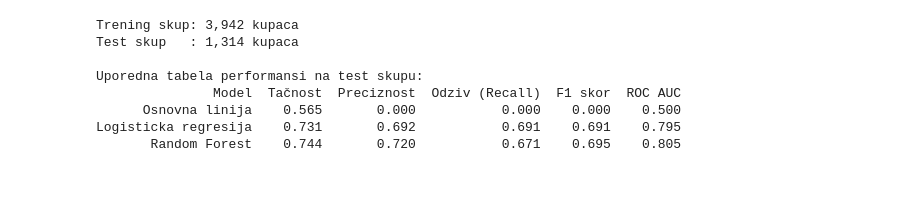
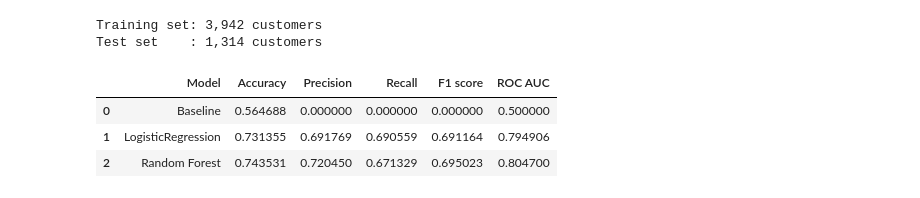
Before and after one commit to aaleksaacic/online-shop-analytics, a Jupyter notebook: notebooks/05_predict.ipynb, the cells around one changed output. Cells and saved outputs as stored; diff of their text form; code cells hidden in the pictures.

```diff
--- a/notebooks/05_predict.ipynb
+++ b/notebooks/05_predict.ipynb
@@ -116,60 +132,62 @@ Kupaca koji se nisu vratili: 2,967 (56.4%)
 # %%
-features = [col for col in o.columns if col != "Cilj"]
+features_cols = [col for col in features.columns if col != "Goal"]
 
 x_tr, x_te, y_tr, y_te = train_test_split(
-    o[features], o["Cilj"], test_size=0.25, random_state=42, stratify=o["Cilj"]
+    features[features_cols], features["Goal"], test_size=0.25, random_state=42, stratify=features["Goal"]
 )
 
-print(f"Trening skup: {len(x_tr):,} kupaca")
-print(f"Test skup   : {len(x_te):,} kupaca")
+print(f"Training set: {len(x_tr):,} customers")
+print(f"Test set    : {len(x_te):,} customers")
 
 models = {
-    "Osnovna linija": DummyClassifier(strategy="most_frequent"),
-    "Logisticka regresija": Pipeline([
+    "Baseline": DummyClassifier(strategy="most_frequent"),
+    "LogisticRegression": Pipeline([
         ("scaler", StandardScaler()),
         ("model", LogisticRegression(max_iter=2000, class_weight="balanced", random_state=42))
     ]),
     "Random Forest": RandomForestClassifier(
-        n_estimators=300, max_depth=12, min_samples_leaf=20,
-        class_weight="balanced", random_state=42, n_jobs=-1
+        n_estimators=300,
+        max_depth=12,
+        min_samples_leaf=20,
+        class_weight="balanced",
+        random_state=42,
+        n_jobs=-1
     )
 }
 
 results = []
 predictions = {}
 probs = {}
 
 for name, model in models.items():
     model.fit(x_tr, y_tr)
     p = model.predict(x_te)
     predictions[name] = p
+
     try:
         prob = model.predict_proba(x_te)[:, 1]
         auc = roc_auc_score(y_te, prob)
         probs[name] = prob
     except Exception:
         auc = 0.5
         probs[name] = np.zeros(len(y_te))
 
     results.append({
         "Model": name,
-        "Tačnost": accuracy_score(y_te, p),
-        "Preciznost": precision_score(y_te, p, zero_division=0),
-        "Odziv (Recall)": recall_score(y_te, p, zero_division=0),
-        "F1 skor": f1_score(y_te, p, zero_division=0),
+        "Accuracy": accuracy_score(y_te, p),
+        "Precision": precision_score(y_te, p, zero_division=0),
+        "Recall": recall_score(y_te, p, zero_division=0),
+        "F1 score": f1_score(y_te, p, zero_division=0),
         "ROC AUC": auc
     })
 
 eval_table = pd.DataFrame(results)
-print("\nUporedna tabela performansi na test skupu:")
-print(eval_table.round(3).to_string(index=False))
+eval_table
 # %% [output]
-Trening skup: 3,942 kupaca
-Test skup   : 1,314 kupaca
-
-Uporedna tabela performansi na test skupu:
-               Model  Tačnost  Preciznost  Odziv (Recall)  F1 skor  ROC AUC
-      Osnovna linija    0.565       0.000           0.000    0.000    0.500
-Logisticka regresija    0.731       0.692           0.691    0.691    0.795
-       Random Forest    0.744       0.720           0.671    0.695    0.805
+Training set: 3,942 customers
+Test set    : 1,314 customers
+|  | Model | Accuracy | Precision | Recall | F1 score | ROC AUC |
+| 0 | Baseline | 0.564688 | 0.000000 | 0.000000 | 0.000000 | 0.500000 |
+| 1 | LogisticRegression | 0.731355 | 0.691769 | 0.690559 | 0.691164 | 0.794906 |
+| 2 | Random Forest | 0.743531 | 0.720450 | 0.671329 | 0.695023 | 0.804700 |
 # %%
```
Also changed, not shown: parts of 16 cells of this notebook, 2 other files.
